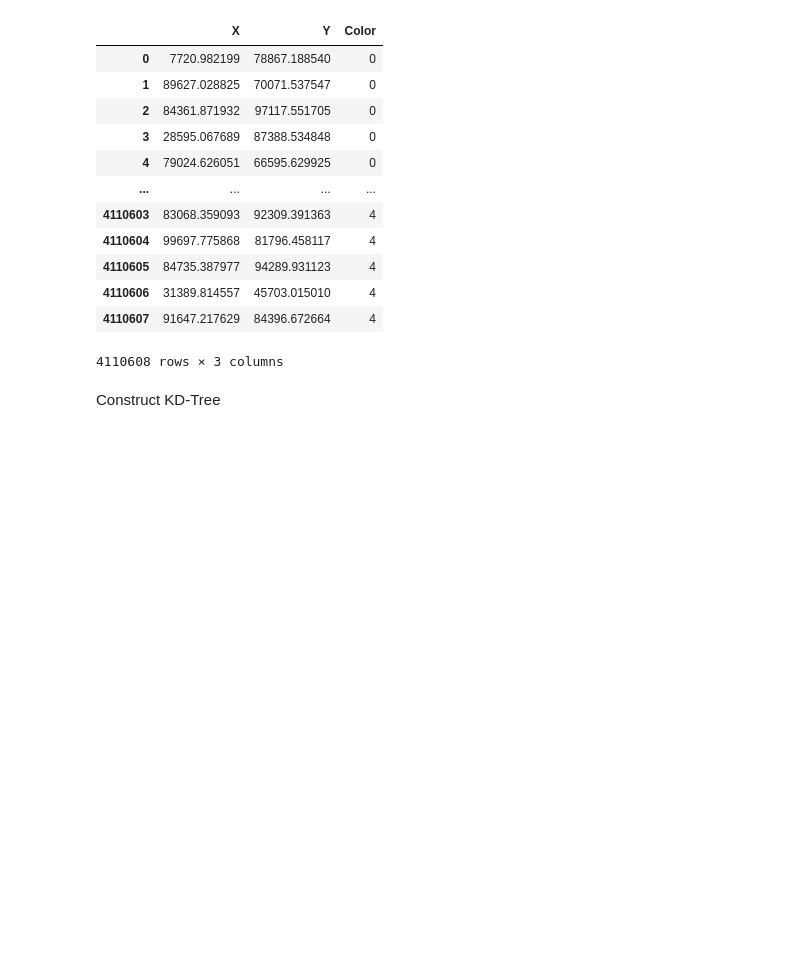
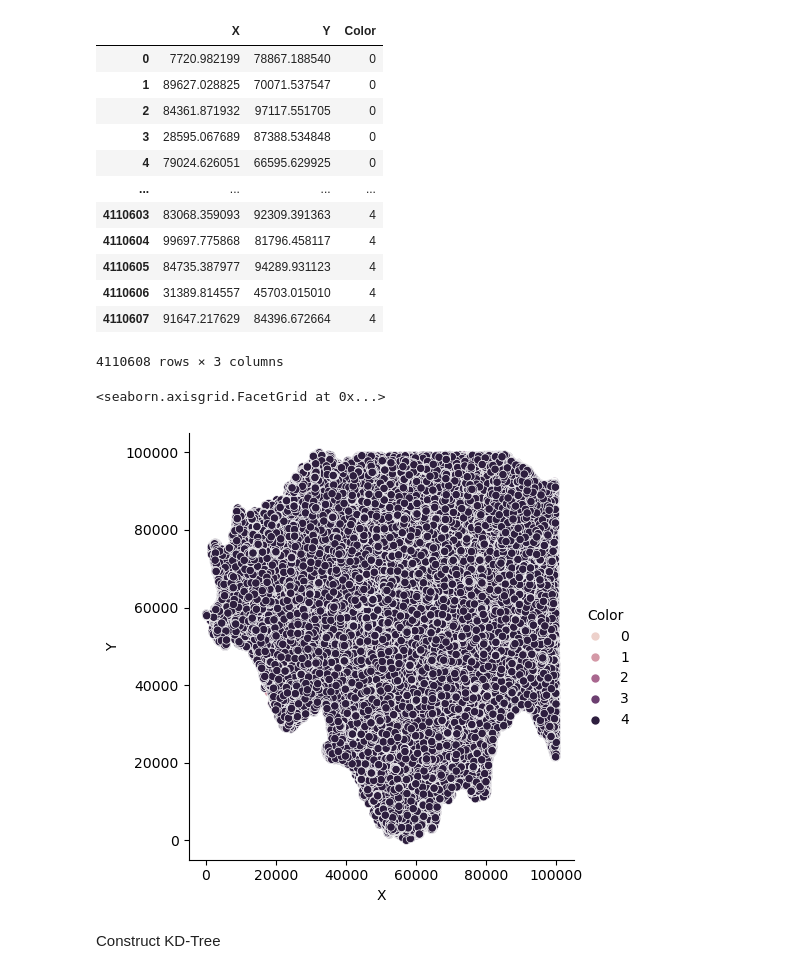
Before and after one commit to Chacha-Ramos/KDTreeResearch, a Jupyter notebook: Research/RealLife2.ipynb, the cells around one changed output. Drawn from its saved outputs; the diff is of its cells as text; code cells hidden in the pictures; blank space fills up the shorter version.

Commit message:
Working on real life data2

```diff
--- a/Research/RealLife2.ipynb
+++ b/Research/RealLife2.ipynb
@@ -49,6 +49,12 @@ df
 | 4110606 | 31389.814557 | 45703.015010 | 4 |
 | 4110607 | 91647.217629 | 84396.672664 | 4 |
 4110608 rows × 3 columns
+# %%
+import seaborn as sns
+sns.relplot(data=df, x="X", y="Y", hue="Color")
+# %% [output]
+<seaborn.axisgrid.FacetGrid at 0x...>
+[figure, added]
 # %% [markdown]
 Construct KD-Tree
 # %%
```
Also changed, not shown: parts of 3 cells of this notebook.
